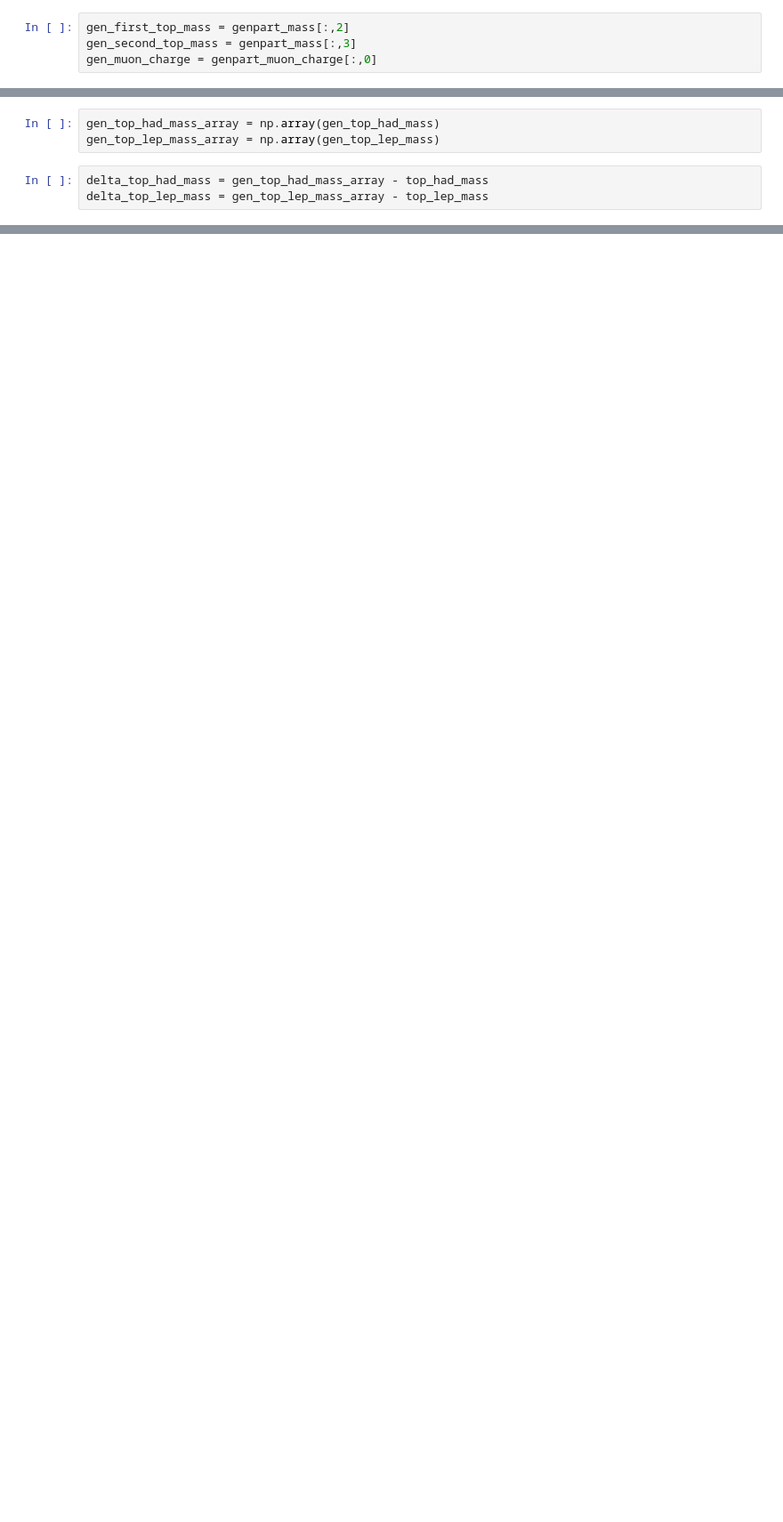
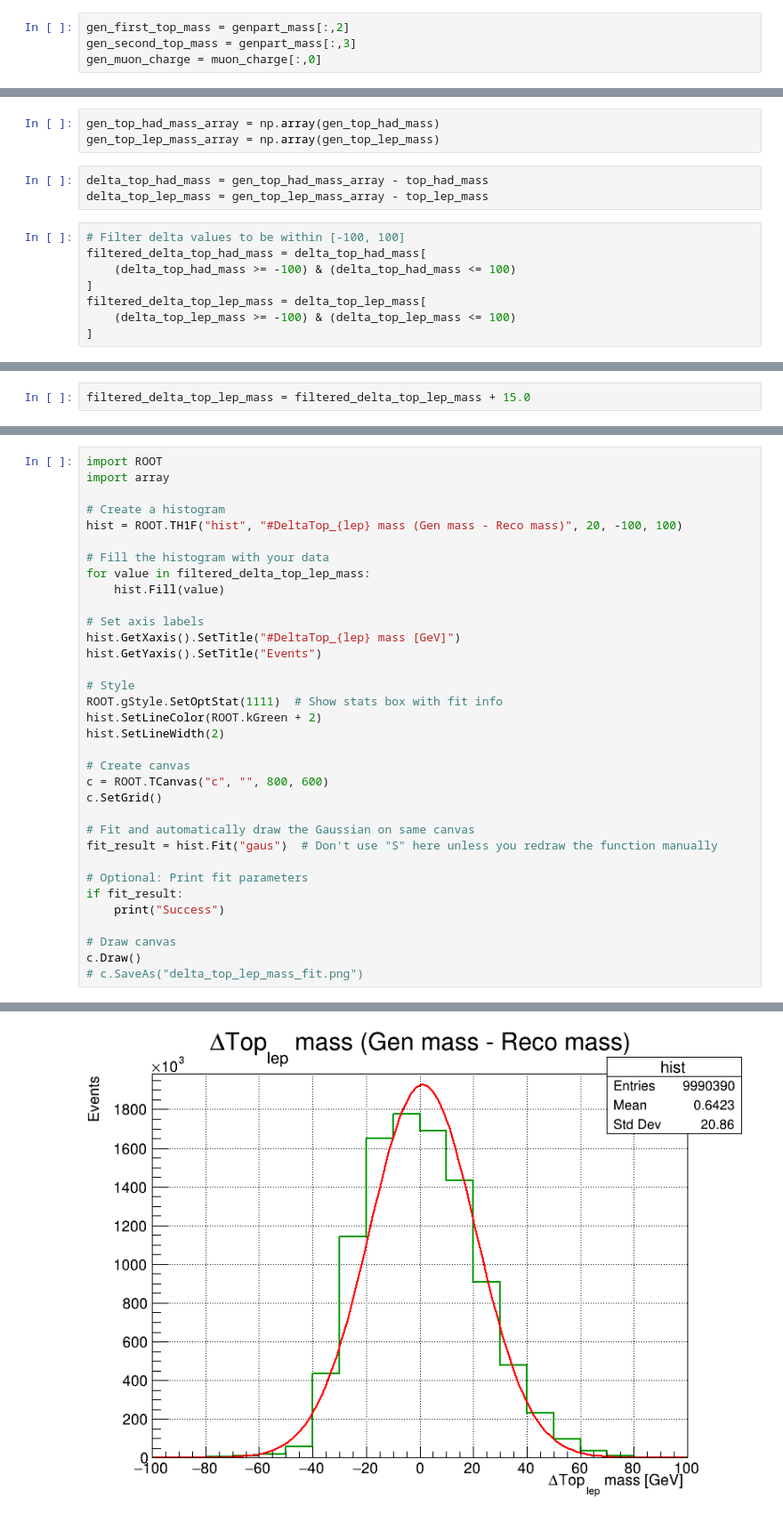
Before and after one commit to mukundshelake/NanoAODTools, a Jupyter notebook: correctionlib_test.ipynb, the cells around one changed output, grey strips where cells are left out. Shown: that part at 89% size. Saved outputs shown, nothing was run; the diff lists cells and outputs as text; blank space fills up the shorter version.

Commit message:
Add configuration files and scripts for data processing and analysis

```diff
--- a/correctionlib_test.ipynb
+++ b/correctionlib_test.ipynb
@@ -72,7 +155,7 @@ Top_had_masss statistics:
 # %%
 gen_first_top_mass = genpart_mass[:,2]
 gen_second_top_mass = genpart_mass[:,3]
-gen_muon_charge = genpart_muon_charge[:,0]
+gen_muon_charge = muon_charge[:,0]
 # %%
 gen_top_had_mass = []
 gen_top_lep_mass = []
@@ -111,3 +190,11 @@ gen_top_lep_mass_array = np.array(gen_top_lep_mass)
 # %%
 delta_top_had_mass = gen_top_had_mass_array - top_had_mass
 delta_top_lep_mass = gen_top_lep_mass_array - top_lep_mass
+# %%
+# Filter delta values to be within [-100, 100]
+filtered_delta_top_had_mass = delta_top_had_mass[
+    (delta_top_had_mass >= -100) & (delta_top_had_mass <= 100)
+]
+filtered_delta_top_lep_mass = delta_top_lep_mass[
+    (delta_top_lep_mass >= -100) & (delta_top_lep_mass <= 100)
+]
@@ -113,0 +219,2 @@ delta_top_lep_mass = gen_top_lep_mass_array - top_lep_mass
+# %%
+filtered_delta_top_lep_mass = filtered_delta_top_lep_mass + 15.0
@@ -113,0 +251,35 @@ delta_top_lep_mass = gen_top_lep_mass_array - top_lep_mass
+# %%
+import ROOT
+import array
+
+# Create a histogram
+hist = ROOT.TH1F("hist", "#DeltaTop_{lep} mass (Gen mass - Reco mass)", 20, -100, 100)
+
+# Fill the histogram with your data
+for value in filtered_delta_top_lep_mass:
+    hist.Fill(value)
+
+# Set axis labels
+hist.GetXaxis().SetTitle("#DeltaTop_{lep} mass [GeV]")
+hist.GetYaxis().SetTitle("Events")
+
+# Style
+ROOT.gStyle.SetOptStat(1111)  # Show stats box with fit info
+hist.SetLineColor(ROOT.kGreen + 2)
+hist.SetLineWidth(2)
+
+# Create canvas
+c = ROOT.TCanvas("c", "", 800, 600)
+c.SetGrid()
+
+# Fit and automatically draw the Gaussian on same canvas
+fit_result = hist.Fit("gaus")  # Don't use "S" here unless you redraw the function manually
+
+# Optional: Print fit parameters
+if fit_result:
+    print("Success")
+
+# Draw canvas
+c.Draw()
+# c.SaveAs("delta_top_lep_mass_fit.png")
+# %% [output]
@@ -113,0 +299 @@ delta_top_lep_mass = gen_top_lep_mass_array - top_lep_mass
+[figure, added]
```
Also changed, not shown: parts of 16 cells of this notebook, 44 other files.
